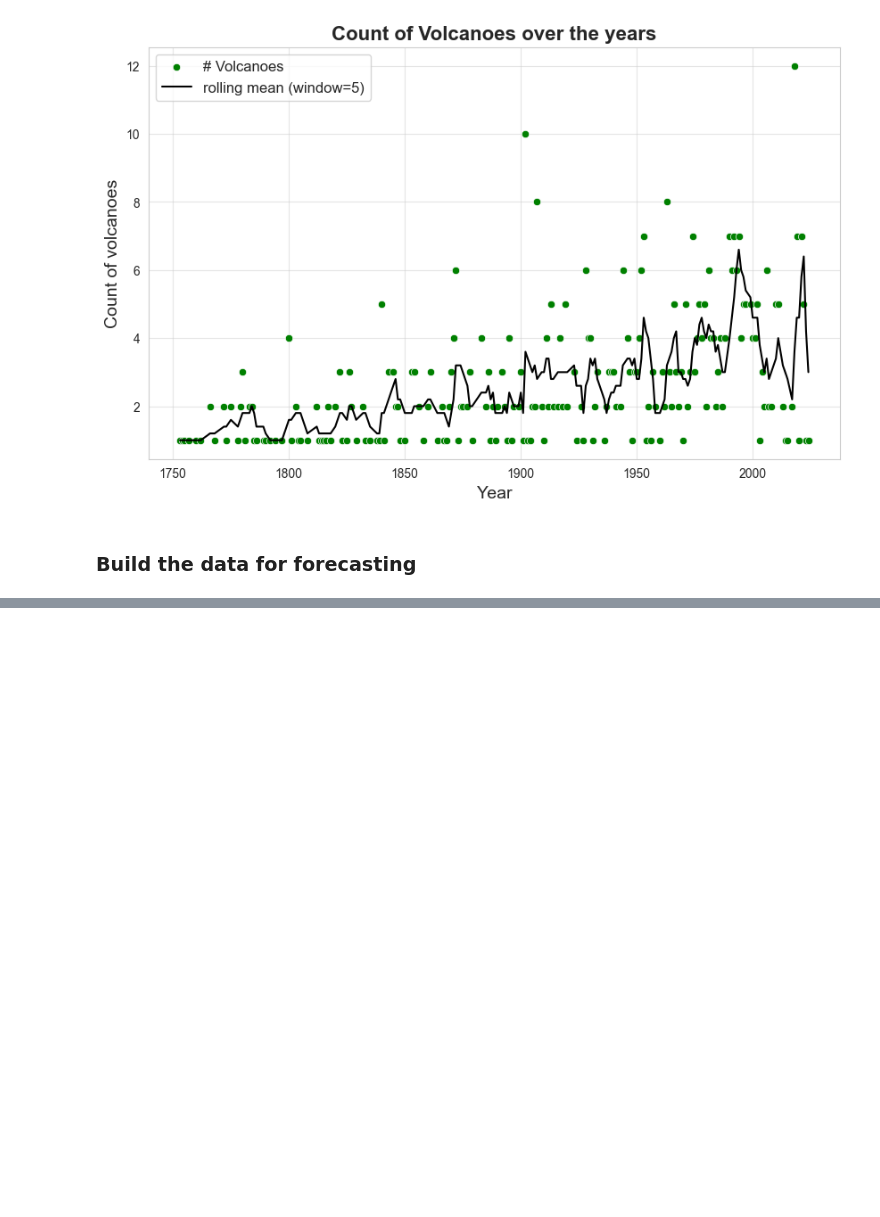
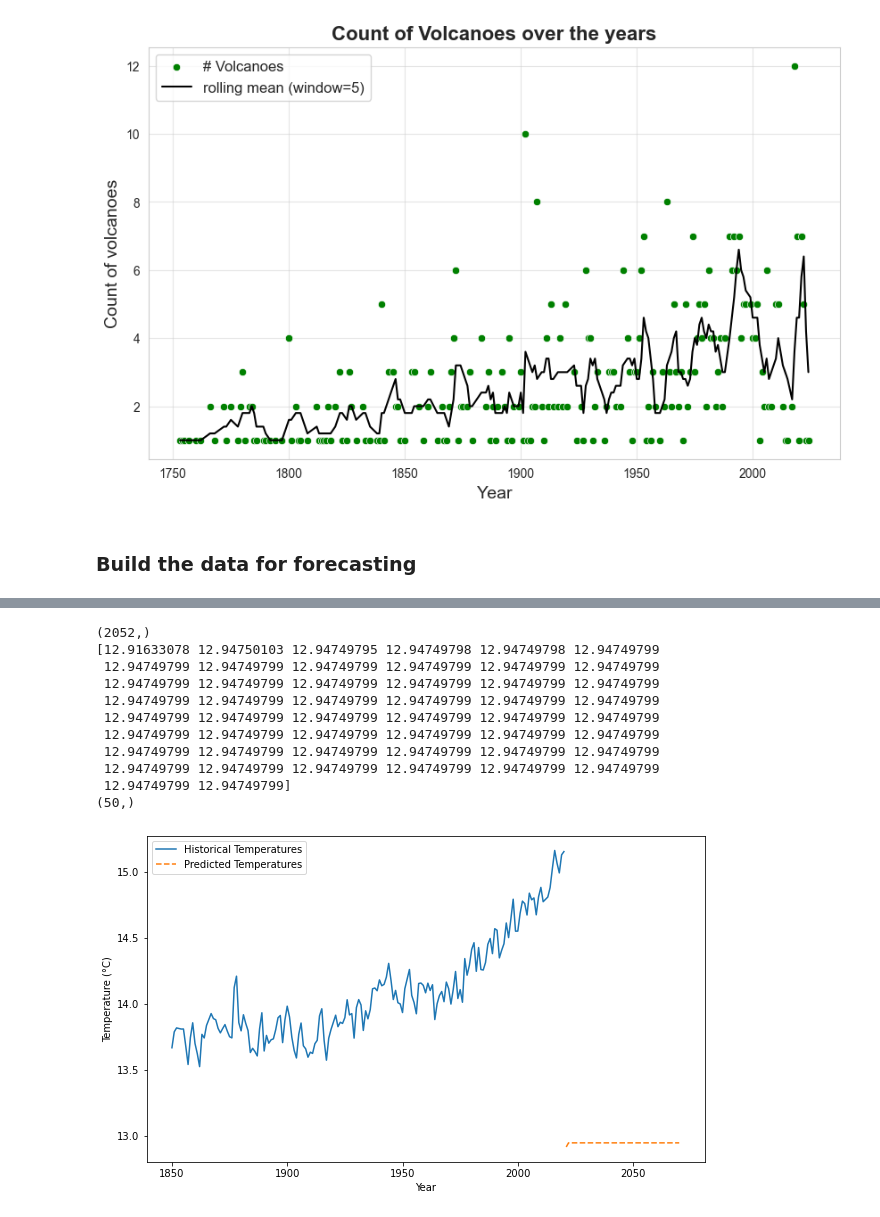
Before and after one commit to Rishabh-Thapliyal/Forecasting-Global-Climate-Change-Patterns-and-Analyzing-Impact, a Jupyter notebook: src/eda/eda_1.ipynb, the cells around one changed output, grey strips where cells are left out. Drawn from its saved outputs; the diff is of its cells as text; code cells hidden in the pictures; blank space fills up the shorter version.

```diff
--- a/src/eda/eda_1.ipynb
+++ b/src/eda/eda_1.ipynb
@@ -470,0 +712,57 @@ df
+# %%
+# Step 5: Predict Future Temperatures
+model.eval()
+predicted_temps = []
+
+# Use the last known sequence
+last_sequence = train_data[-1].unsqueeze(0).unsqueeze(-1).to(device)  # Shape: [1, L, C]
+
+for _ in range(50 * 12):  # Predict for 30 years (360 months)
+    with torch.no_grad():
+        next_temp = model(last_sequence)  # Shape: [1, 1]
+        predicted_temps.append(next_temp.item())
+
+        # Reshape next_temp to match [1, 1, C] (for concatenation with last_sequence)
+        next_temp = next_temp.unsqueeze(-1)  # Shape: [1, 1, C]
+
+
+        # Update the sequence (remove the oldest timestep, add the new prediction)
+        last_sequence = torch.cat((last_sequence[:, 1:, :], next_temp), dim=1)
+
+# Convert predictions back to original scale
+#normalized_temp = (temperatures - min_temp) / (max_temp - min_temp)
+
+#normalized_temp = (temperatures - np.min(temperatures)) / (np.max(temperatures) - np.min(temperatures))
+
+predicted_temps = np.array(predicted_temps)* ((max_temp - min_temp)) + min_temp
+
+temperatures_annual = np.mean(temperatures.reshape(-1, 12), axis=1)  # Annual averages
+x_annual = range(1850, 1850 + len(temperatures_annual))
+print(temperatures.shape)
+pred_temp_annual=np.mean(predicted_temps.reshape(-1, 12), axis=1)
+print(pred_temp_annual)
+print(pred_temp_annual.shape)
+
+# Step 6: Visualize Predictions
+import matplotlib.pyplot as plt
+
+plt.figure(figsize=(10, 6))
+plt.plot(x_annual, temperatures_annual, label="Historical Temperatures")
+plt.plot(range(2021, 2071), pred_temp_annual, label="Predicted Temperatures", linestyle="--")
+plt.xlabel("Year")
+plt.ylabel("Temperature (°C)")
+plt.legend()
+plt.show()
+# %% [output]
+(2052,)
+[12.91633078 12.94750103 12.94749795 12.94749798 12.94749798 12.94749799
+ 12.94749799 12.94749799 12.94749799 12.94749799 12.94749799 12.94749799
+ 12.94749799 12.94749799 12.94749799 12.94749799 12.94749799 12.94749799
+ 12.94749799 12.94749799 12.94749799 12.94749799 12.94749799 12.94749799
+ 12.94749799 12.94749799 12.94749799 12.94749799 12.94749799 12.94749799
+ 12.94749799 12.94749799 12.94749799 12.94749799 12.94749799 12.94749799
+ 12.94749799 12.94749799 12.94749799 12.94749799 12.94749799 12.94749799
+ 12.94749799 12.94749799 12.94749799 12.94749799 12.94749799 12.94749799
+ 12.94749799 12.94749799]
+(50,)
+[figure, added]
```
Also changed, not shown: parts of 10 cells of this notebook.
